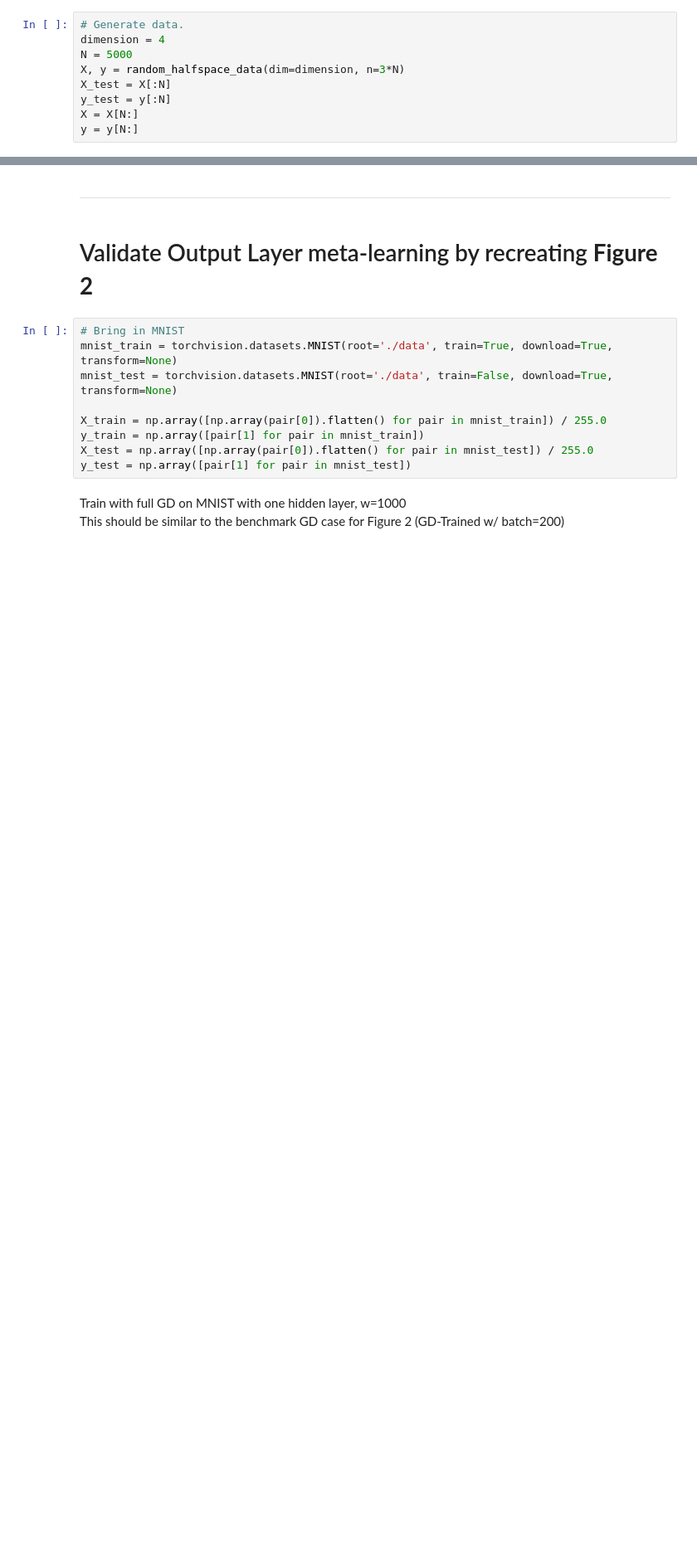
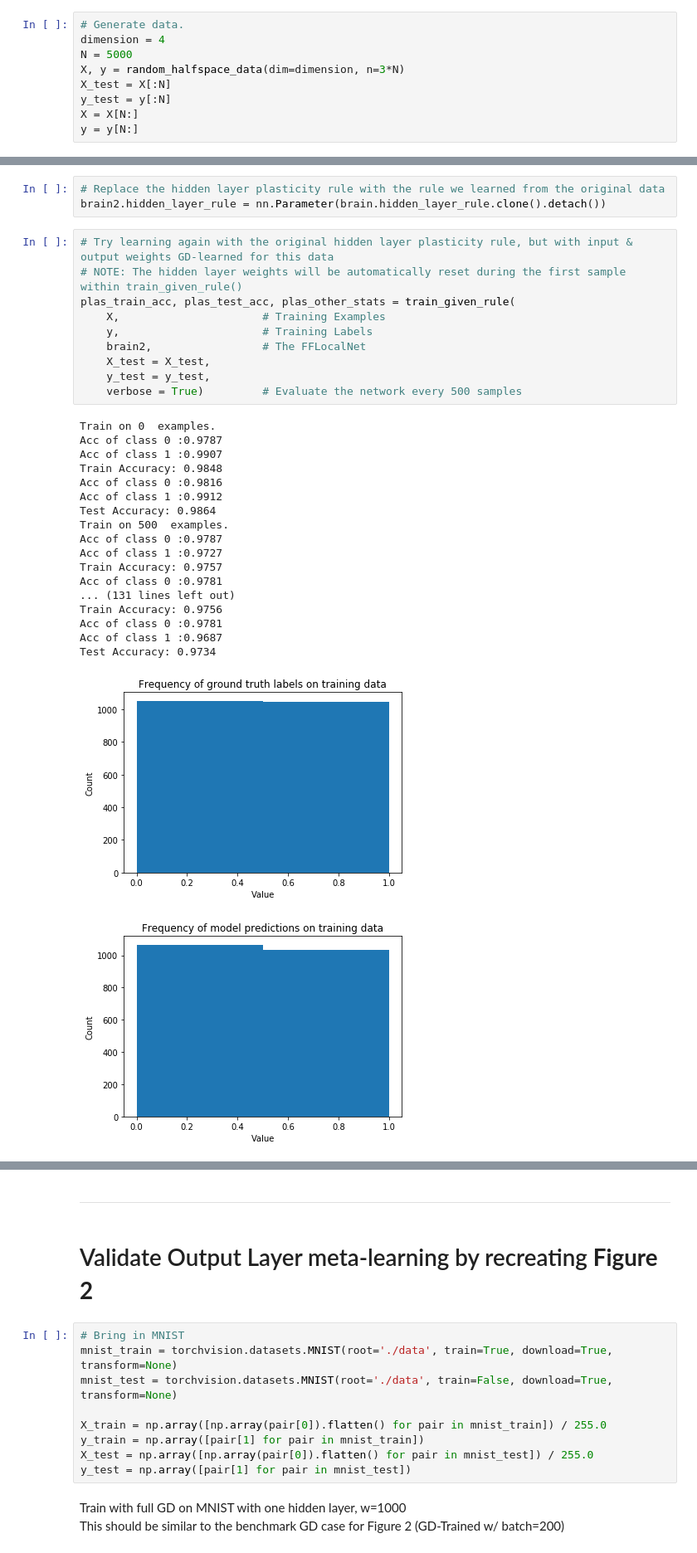
Before and after one commit to saykartik/assemblies, a Jupyter notebook: BrainNet/FFBrainNet Tests.ipynb, the cells around one changed output, grey strips where cells are left out. Shown at 83% size. Saved outputs shown, nothing was run; the diff lists cells and outputs as text; blank space fills up the shorter version.

```diff
--- a/BrainNet/FFBrainNet Tests.ipynb
+++ b/BrainNet/FFBrainNet Tests.ipynb
@@ -574,0 +615,33 @@ plt.show()
+# %%
+# Replace the hidden layer plasticity rule with the rule we learned from the original data
+brain2.hidden_layer_rule = nn.Parameter(brain.hidden_layer_rule.clone().detach())
+# %%
+# Try learning again with the original hidden layer plasticity rule, but with input & output weights GD-learned for this data
+# NOTE: The hidden layer weights will be automatically reset during the first sample within train_given_rule()
+plas_train_acc, plas_test_acc, plas_other_stats = train_given_rule(
+    X,                      # Training Examples
+    y,                      # Training Labels
+    brain2,                 # The FFLocalNet
+    X_test = X_test,
+    y_test = y_test,
+    verbose = True)         # Evaluate the network every 500 samples
+# %% [output]
+Train on 0  examples.
+Acc of class 0 :0.9787
+Acc of class 1 :0.9907
+Train Accuracy: 0.9848
+Acc of class 0 :0.9816
+Acc of class 1 :0.9912
+Test Accuracy: 0.9864
+Train on 500  examples.
+Acc of class 0 :0.9787
+Acc of class 1 :0.9727
+Train Accuracy: 0.9757
+Acc of class 0 :0.9781
+... (131 lines left out)
+Train Accuracy: 0.9756
+Acc of class 0 :0.9781
+Acc of class 1 :0.9687
+Test Accuracy: 0.9734
+[figure, added]
+[figure, added]
```
Also changed, not shown: parts of 17 cells of this notebook.
